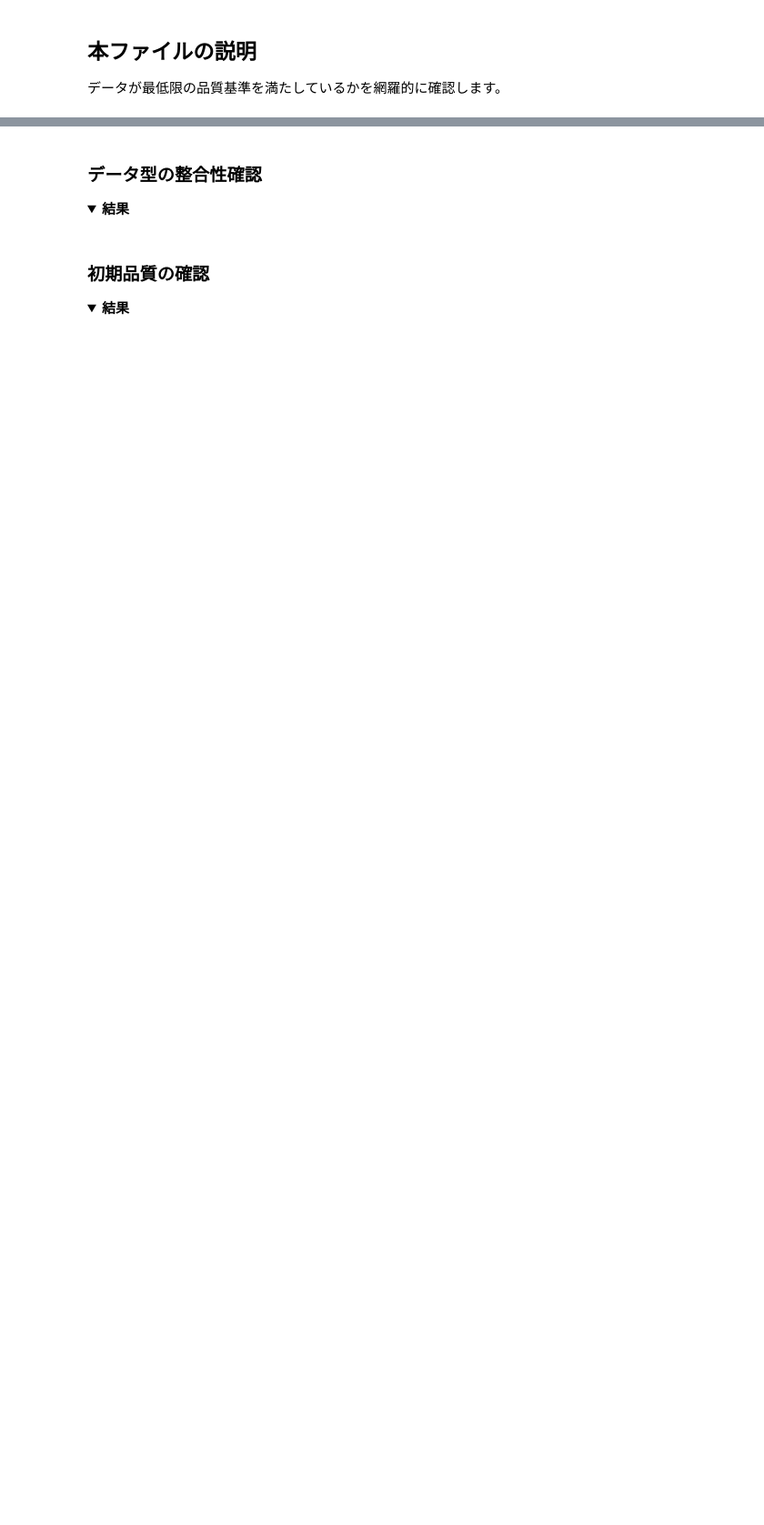
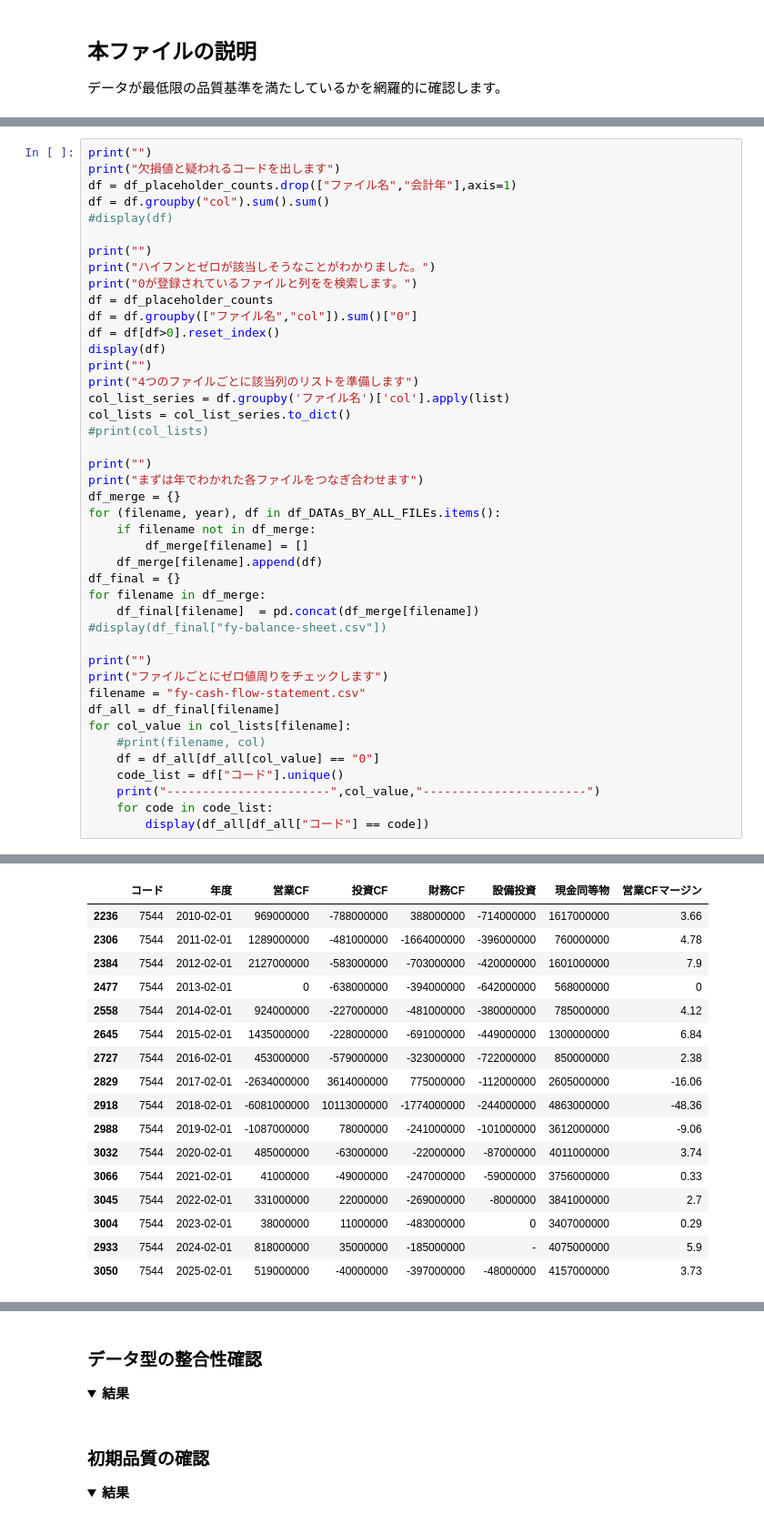
Before and after one commit to Tetibeam/003_stock_screening_preproc, a Jupyter notebook: 01_initial_check.ipynb, the cells around one changed output, grey strips where cells are left out. Shown at 91% size. Cells and saved outputs as stored; diff of their text form; folded sections open; blank space fills up the shorter version.

```diff
--- a/01_initial_check.ipynb
+++ b/01_initial_check.ipynb
@@ -163,0 +127,44 @@ ValueError: cannot set a row with mismatched columns
+# %%
+print("")
+print("欠損値と疑われるコードを出します")
+df = df_placeholder_counts.drop(["ファイル名","会計年"],axis=1)
+df = df.groupby("col").sum().sum()
+#display(df)
+
+print("")
+print("ハイフンとゼロが該当しそうなことがわかりました。")
+print("0が登録されているファイルと列をを検索します。")
+df = df_placeholder_counts
+df = df.groupby(["ファイル名","col"]).sum()["0"]
+df = df[df>0].reset_index()
+display(df)
+print("")
+print("4つのファイルごとに該当列のリストを準備します")
+col_list_series = df.groupby('ファイル名')['col'].apply(list)
+col_lists = col_list_series.to_dict()
+#print(col_lists)
+
+print("")
+print("まずは年でわかれた各ファイルをつなぎ合わせます")
+df_merge = {}
+for (filename, year), df in df_DATAs_BY_ALL_FILEs.items():
+    if filename not in df_merge:
+        df_merge[filename] = []
+    df_merge[filename].append(df)
+df_final = {}
+for filename in df_merge:
+    df_final[filename]  = pd.concat(df_merge[filename])
+#display(df_final["fy-balance-sheet.csv"])
+
+print("")
+print("ファイルごとにゼロ値周りをチェックします")
+filename = "fy-cash-flow-statement.csv"
+df_all = df_final[filename]
+for col_value in col_lists[filename]:
+    #print(filename, col)
+    df = df_all[df_all[col_value] == "0"]
+    code_list = df["コード"].unique()
+    print("-----------------------",col_value,"-----------------------")
+    for code in code_list:
+        display(df_all[df_all["コード"] == code])
+# %% [output]
@@ -163,0 +198,17 @@ ValueError: cannot set a row with mismatched columns
+|  | コード | 年度 | 営業CF | 投資CF | 財務CF | 設備投資 | 現金同等物 | 営業CFマージン |
+| 2236 | 7544 | 2010-02-01 | 969000000 | -788000000 | 388000000 | -714000000 | 1617000000 | 3.66 |
+| 2306 | 7544 | 2011-02-01 | 1289000000 | -481000000 | -1664000000 | -396000000 | 760000000 | 4.78 |
+| 2384 | 7544 | 2012-02-01 | 2127000000 | -583000000 | -703000000 | -420000000 | 1601000000 | 7.9 |
+| 2477 | 7544 | 2013-02-01 | 0 | -638000000 | -394000000 | -642000000 | 568000000 | 0 |
+| 2558 | 7544 | 2014-02-01 | 924000000 | -227000000 | -481000000 | -380000000 | 785000000 | 4.12 |
+| 2645 | 7544 | 2015-02-01 | 1435000000 | -228000000 | -691000000 | -449000000 | 1300000000 | 6.84 |
+| 2727 | 7544 | 2016-02-01 | 453000000 | -579000000 | -323000000 | -722000000 | 850000000 | 2.38 |
+| 2829 | 7544 | 2017-02-01 | -2634000000 | 3614000000 | 775000000 | -112000000 | 2605000000 | -16.06 |
+| 2918 | 7544 | 2018-02-01 | -6081000000 | 10113000000 | -1774000000 | -244000000 | 4863000000 | -48.36 |
+| 2988 | 7544 | 2019-02-01 | -1087000000 | 78000000 | -241000000 | -101000000 | 3612000000 | -9.06 |
+| 3032 | 7544 | 2020-02-01 | 485000000 | -63000000 | -22000000 | -87000000 | 4011000000 | 3.74 |
+| 3066 | 7544 | 2021-02-01 | 41000000 | -49000000 | -247000000 | -59000000 | 3756000000 | 0.33 |
+| 3045 | 7544 | 2022-02-01 | 331000000 | 22000000 | -269000000 | -8000000 | 3841000000 | 2.7 |
+| 3004 | 7544 | 2023-02-01 | 38000000 | 11000000 | -483000000 | 0 | 3407000000 | 0.29 |
+| 2933 | 7544 | 2024-02-01 | 818000000 | 35000000 | -185000000 | - | 4075000000 | 5.9 |
+| 3050 | 7544 | 2025-02-01 | 519000000 | -40000000 | -397000000 | -48000000 | 4157000000 | 3.73 |
```
Also changed, not shown: parts of 7 cells of this notebook.
